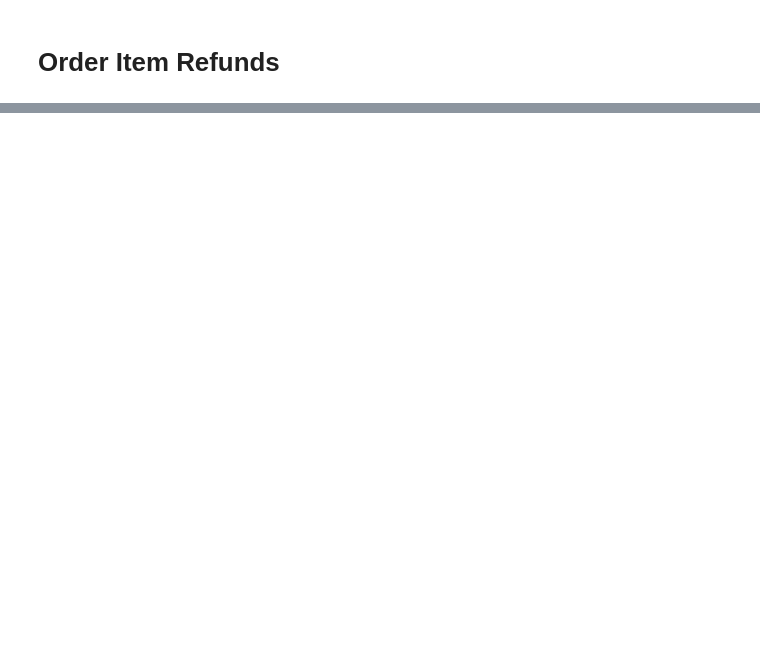
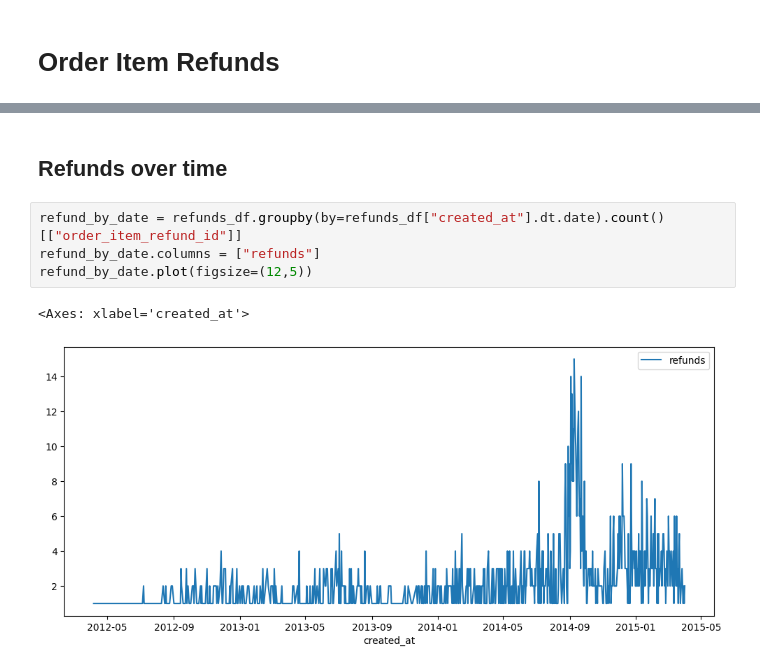
Before and after one commit to chaulnb05/Fuzzy_Ecom, a Jupyter notebook: Notebooks/eda.ipynb, the cells around one changed output, grey strips where cells are left out. Saved outputs shown, nothing was run; the diff lists cells and outputs as text; blank space fills up the shorter version.

Commit message:
eda on refunds

```diff
--- a/Notebooks/eda.ipynb
+++ b/Notebooks/eda.ipynb
@@ -220,0 +297,9 @@ fig.set_size_inches(10,5)
+# %% [markdown]
+## Refunds over time
+# %%
+refund_by_date = refunds_df.groupby(by=refunds_df["created_at"].dt.date).count()[["order_item_refund_id"]]
+refund_by_date.columns = ["refunds"]
+refund_by_date.plot(figsize=(12,5))
+# %% [output]
+<Axes: xlabel='created_at'>
+[figure, added]
```
Also changed, not shown: parts of 28 cells of this notebook, 2 other files.
